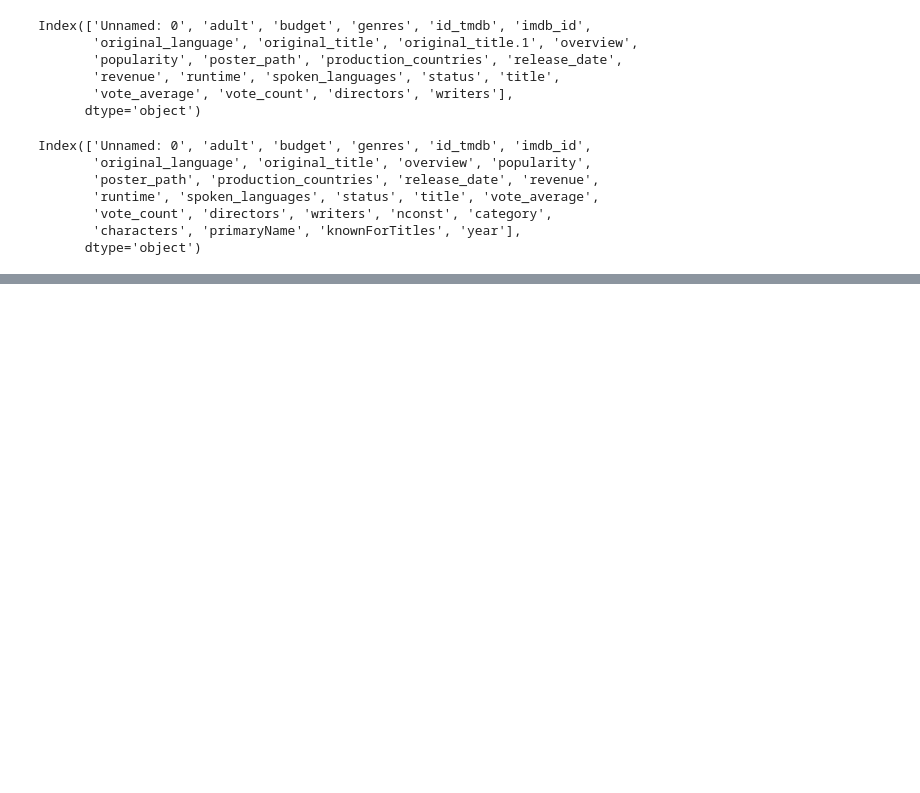
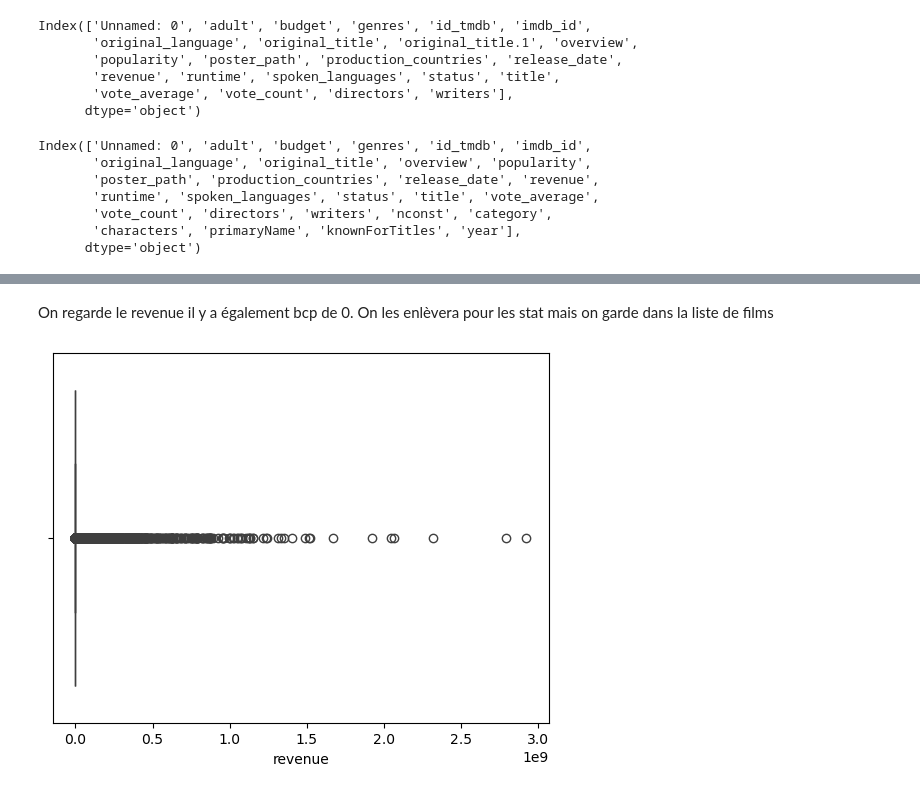
Before and after one commit to Cynthia-OK/CreuseLlywood, a Jupyter notebook: nettoyage_data.ipynb, the cells around one changed output, grey strips where cells are left out. Drawn from its saved outputs; the diff is of its cells as text; code cells hidden in the pictures; blank space fills up the shorter version.

```diff
--- a/nettoyage_data.ipynb
+++ b/nettoyage_data.ipynb
@@ -524,0 +663,6 @@ Index(['Unnamed: 0', 'adult', 'budget', 'genres', 'id_tmdb', 'imdb_id',
+# %% [markdown]
+On regarde le revenue il y a également bcp de 0. On les enlèvera pour les stat mais on garde dans la liste de films
+# %%
+sns.boxplot(films_v2, x='revenue');
+# %% [output]
+[figure, added]
```
Also changed, not shown: parts of 34 cells of this notebook.
